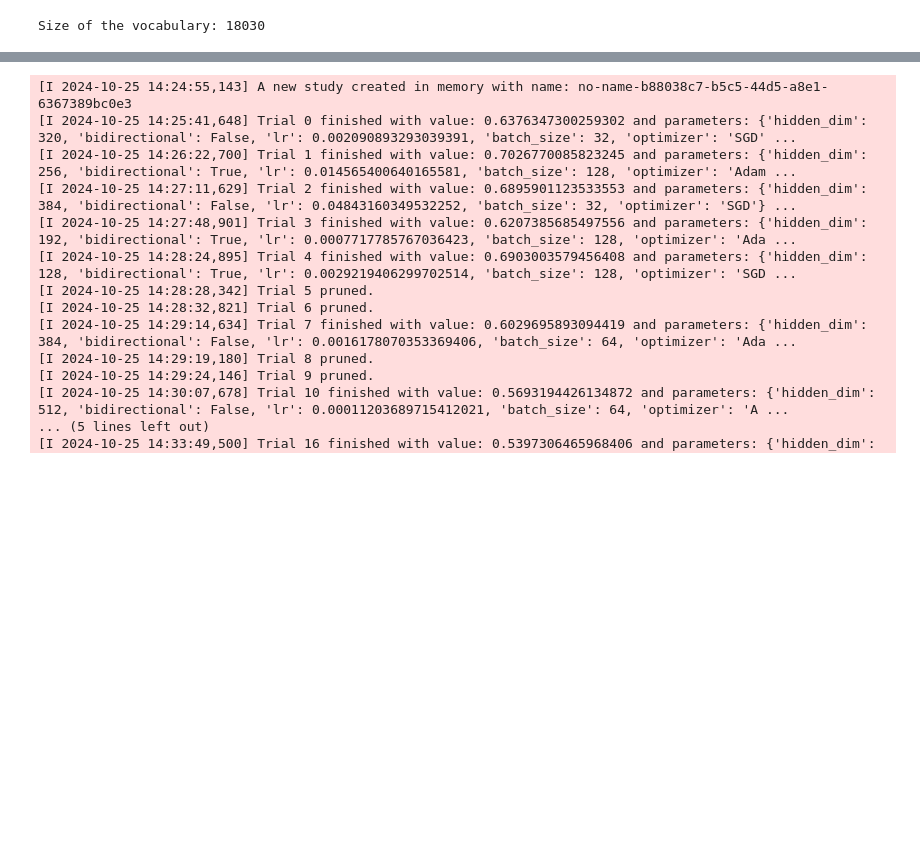
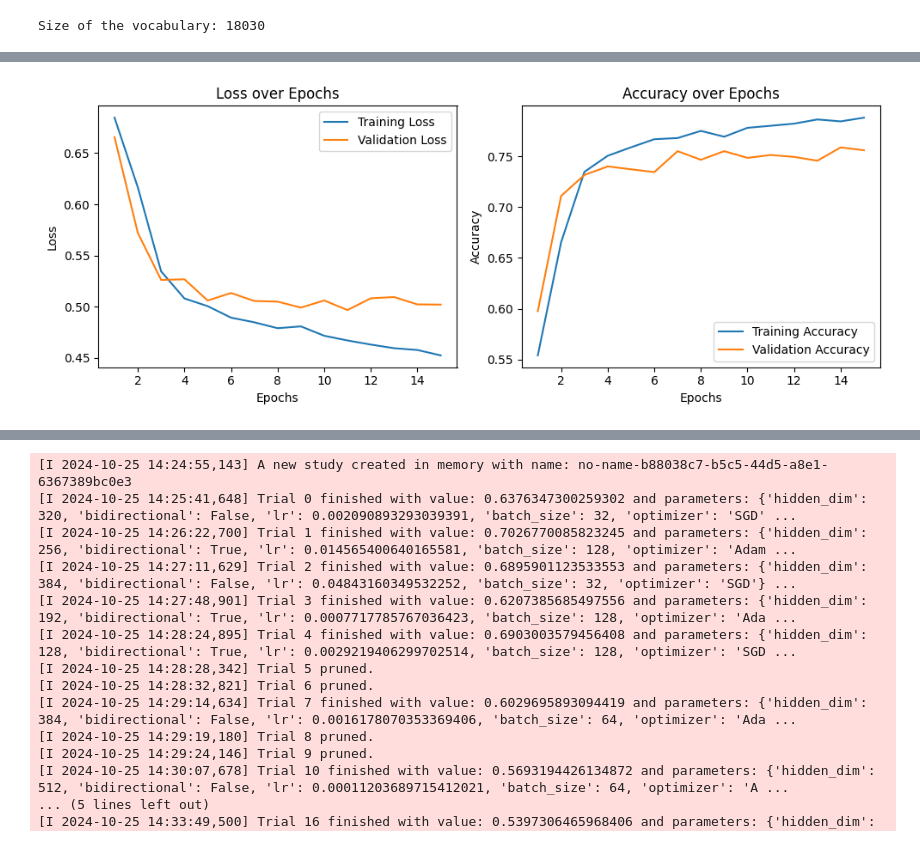
Before and after one commit to tengyaolong2000/SC4002_Natural-Language-Processing_Project, a Jupyter notebook: training_inference.ipynb, the cells around one changed output, grey strips where cells are left out. Saved outputs shown, nothing was run; the diff lists cells and outputs as text; code cells hidden in the pictures; blank space fills up the shorter version.

```diff
--- a/training_inference.ipynb
+++ b/training_inference.ipynb
@@ -97,7 +104,3 @@ vocab_size = len(vocab)
 print("Size of the vocabulary:", vocab_size)
 # %% [output]
 Size of the vocabulary: 18030
-# %%
-for example in train_dataset:
-    tokens = word_tokenize(example['text'])
-    print(tokens)
@@ -158,3 +133,12 @@ class RTDataset(Dataset):
         tokens = self.tokenizer(text)
         indices = [self.vocab.get(token, self.vocab['<unk>']) for token in tokens]
         return torch.tensor(indices, dtype=torch.long).to(device), torch.tensor(label, dtype=torch.long).to(device)
+# %%
+# Create word-to-index and index-to-word mappings
+vocab = {}
+index = 0
+for word, emb in embeddings_glove.items():
+    #print(word)
+    vocab[word] = index
+    index += 1
+len(vocab)
@@ -160,0 +147,9 @@ class RTDataset(Dataset):
+# %%
+embedding_matrix = np.zeros((len(embeddings_glove), embedding_dim))
+
+
+for word, idx in vocab.items():
+
+    embedding_matrix[idx] = embeddings_glove[word]
+
+print(embedding_matrix.shape)
@@ -160,0 +311,24 @@ class RTDataset(Dataset):
+# %%
+# Plotting the training and validation loss
+plt.figure(figsize=(10, 4))
+plt.subplot(1, 2, 1)
+plt.plot(range(1,epoch_count + 1), train_losses, label='Training Loss')
+plt.plot(range(1, epoch_count + 1), valid_losses, label='Validation Loss')
+plt.xlabel('Epochs')
+plt.ylabel('Loss')
+plt.title('Loss over Epochs')
+plt.legend()
+
+# Plotting the training and validation accuracy
+plt.subplot(1, 2, 2)
+plt.plot(range(1, epoch_count + 1), train_accuracies, label='Training Accuracy')
+plt.plot(range(1, epoch_count + 1), valid_accuracies, label='Validation Accuracy')
+plt.xlabel('Epochs')
+plt.ylabel('Accuracy')
+plt.title('Accuracy over Epochs')
+plt.legend()
+
+plt.tight_layout()
+plt.show()
+# %% [output]
+[figure, added]
```
Also changed, not shown: parts of 74 cells of this notebook, 1 other file.
